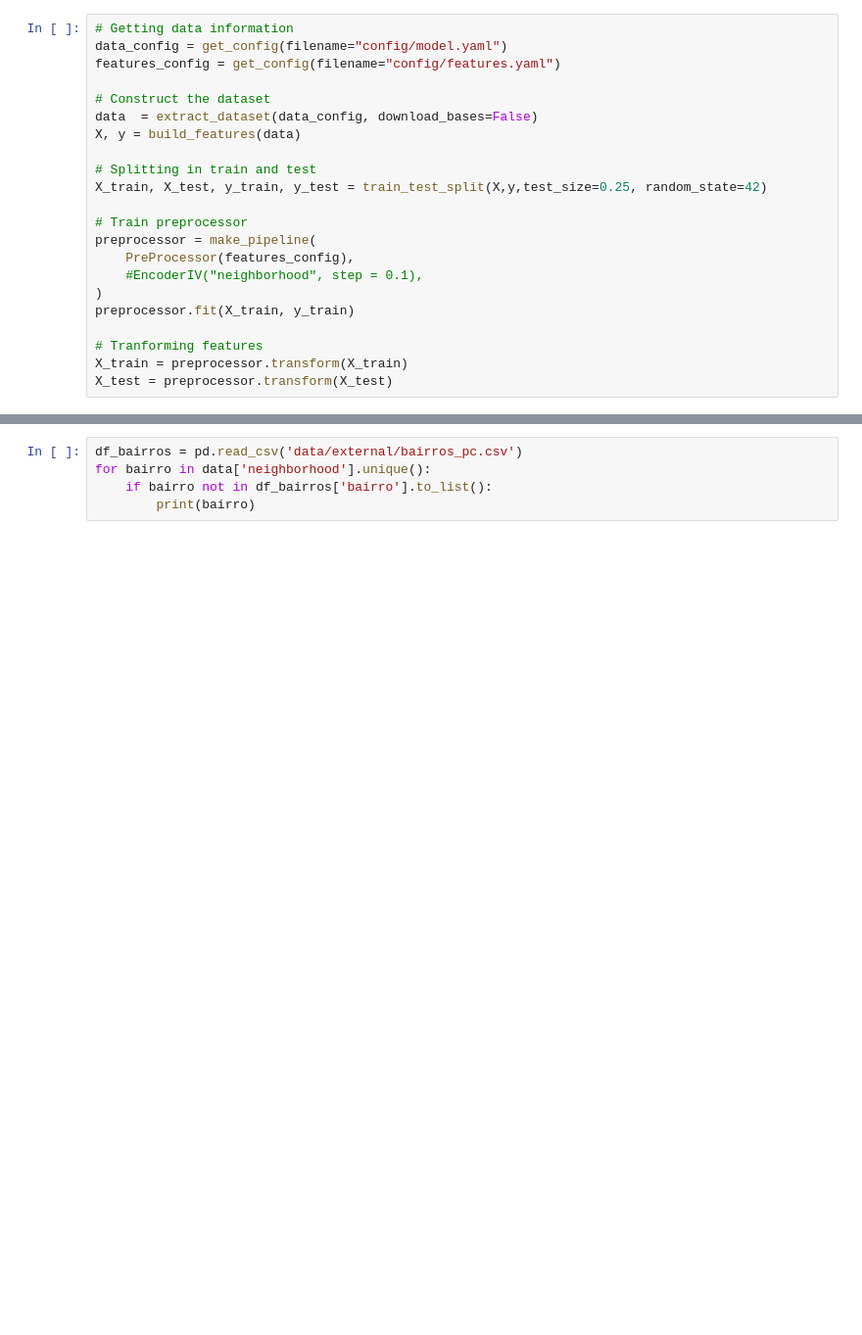
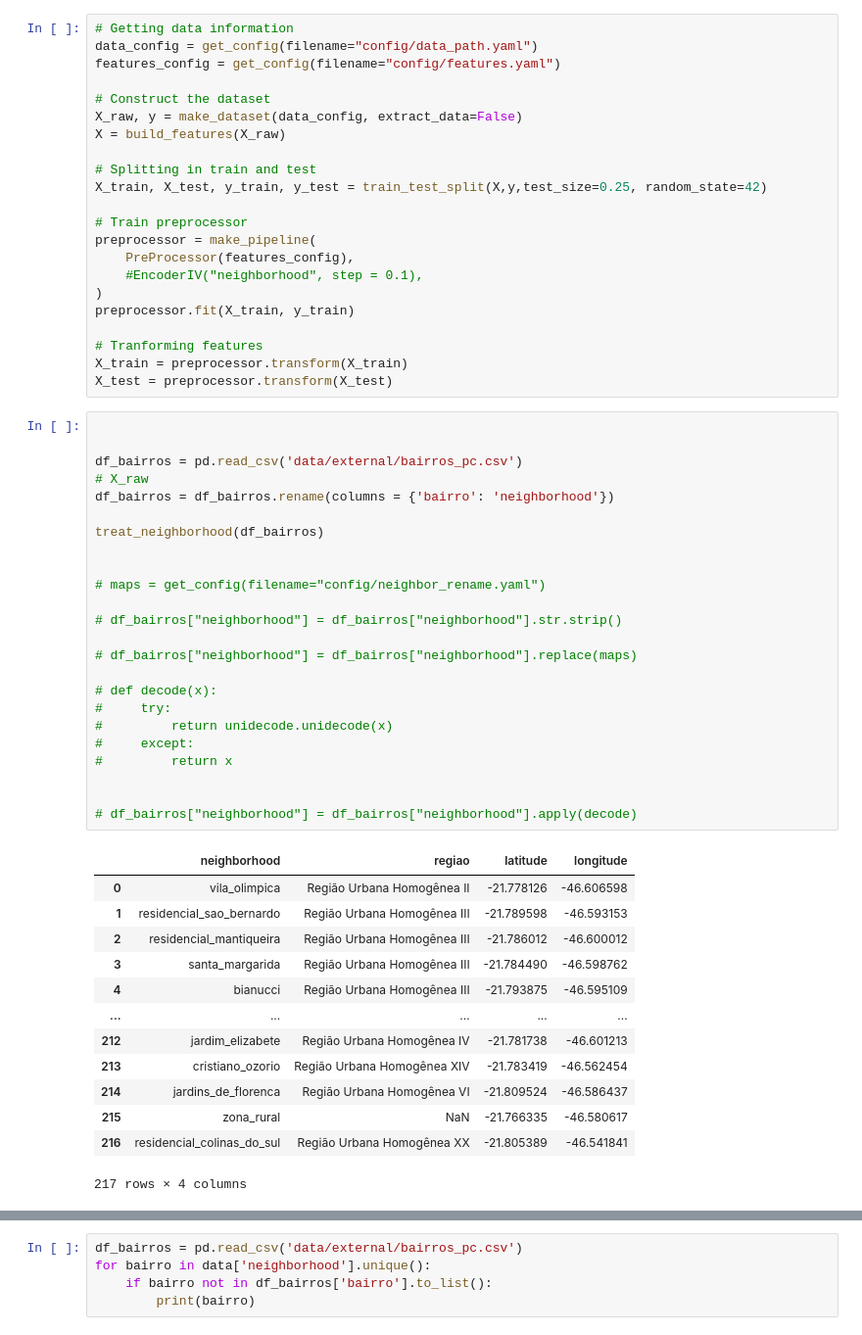
Before and after one commit to emdemor/model-pc-house-prices, a Jupyter notebook: main.ipynb, the cells around one changed output, grey strips where cells are left out. Shown at 98% size. Saved outputs shown, nothing was run; the diff lists cells and outputs as text; blank space fills up the shorter version.

```diff
--- a/main.ipynb
+++ b/main.ipynb
@@ -26,12 +26,12 @@ pd.options.display.max_columns = None
 %config IPCompleter.use_jedi=False
 # %%
 # Getting data information
-data_config = get_config(filename="config/model.yaml")
+data_config = get_config(filename="config/data_path.yaml")
 features_config = get_config(filename="config/features.yaml")
 
 # Construct the dataset
-data  = extract_dataset(data_config, download_bases=False)
-X, y = build_features(data)
+X_raw, y = make_dataset(data_config, extract_data=False)
+X = build_features(X_raw)
 
 # Splitting in train and test
 X_train, X_test, y_train, y_test = train_test_split(X,y,test_size=0.25, random_state=42)
@@ -46,3 +46,41 @@ preprocessor.fit(X_train, y_train)
 # Tranforming features
 X_train = preprocessor.transform(X_train)
 X_test = preprocessor.transform(X_test)
+# %%
+
+
+df_bairros = pd.read_csv('data/external/bairros_pc.csv')
+# X_raw
+df_bairros = df_bairros.rename(columns = {'bairro': 'neighborhood'})
+
+treat_neighborhood(df_bairros)
+
+
+# maps = get_config(filename="config/neighbor_rename.yaml")
+
+# df_bairros["neighborhood"] = df_bairros["neighborhood"].str.strip()
+
+# df_bairros["neighborhood"] = df_bairros["neighborhood"].replace(maps)
+
+# def decode(x):
+#     try:
+#         return unidecode.unidecode(x)
+#     except:
+#         return x
+
+
+# df_bairros["neighborhood"] = df_bairros["neighborhood"].apply(decode)
+# %% [output]
+|  | neighborhood | regiao | latitude | longitude |
+| 0 | vila_olimpica | Região Urbana Homogênea II | -21.778126 | -46.606598 |
+| 1 | residencial_sao_bernardo | Região Urbana Homogênea III | -21.789598 | -46.593153 |
+| 2 | residencial_mantiqueira | Região Urbana Homogênea III | -21.786012 | -46.600012 |
+| 3 | santa_margarida | Região Urbana Homogênea III | -21.784490 | -46.598762 |
+| 4 | bianucci | Região Urbana Homogênea III | -21.793875 | -46.595109 |
+| ... | ... | ... | ... | ... |
+| 212 | jardim_elizabete | Região Urbana Homogênea IV | -21.781738 | -46.601213 |
+| 213 | cristiano_ozorio | Região Urbana Homogênea XIV | -21.783419 | -46.562454 |
+| 214 | jardins_de_florenca | Região Urbana Homogênea VI | -21.809524 | -46.586437 |
+| 215 | zona_rural | NaN | -21.766335 | -46.580617 |
+| 216 | residencial_colinas_do_sul | Região Urbana Homogênea XX | -21.805389 | -46.541841 |
+217 rows × 4 columns
```
Also changed, not shown: parts of 4 cells of this notebook, 1 other file.
